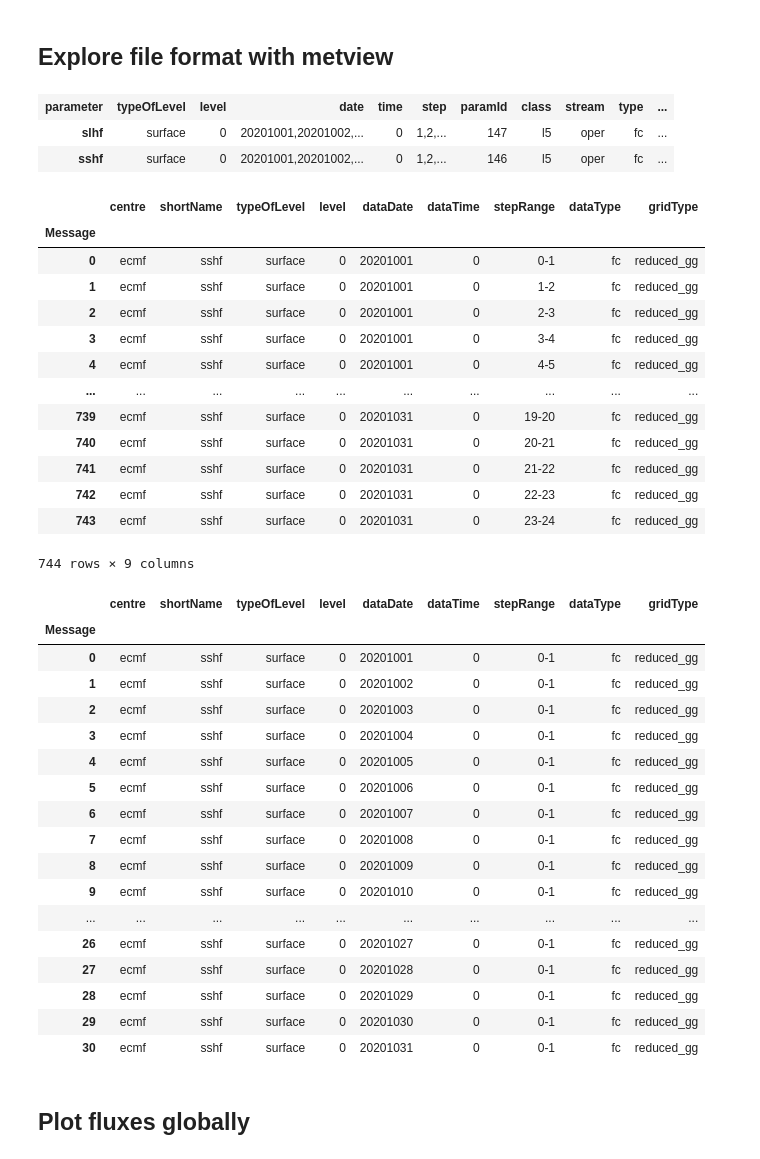
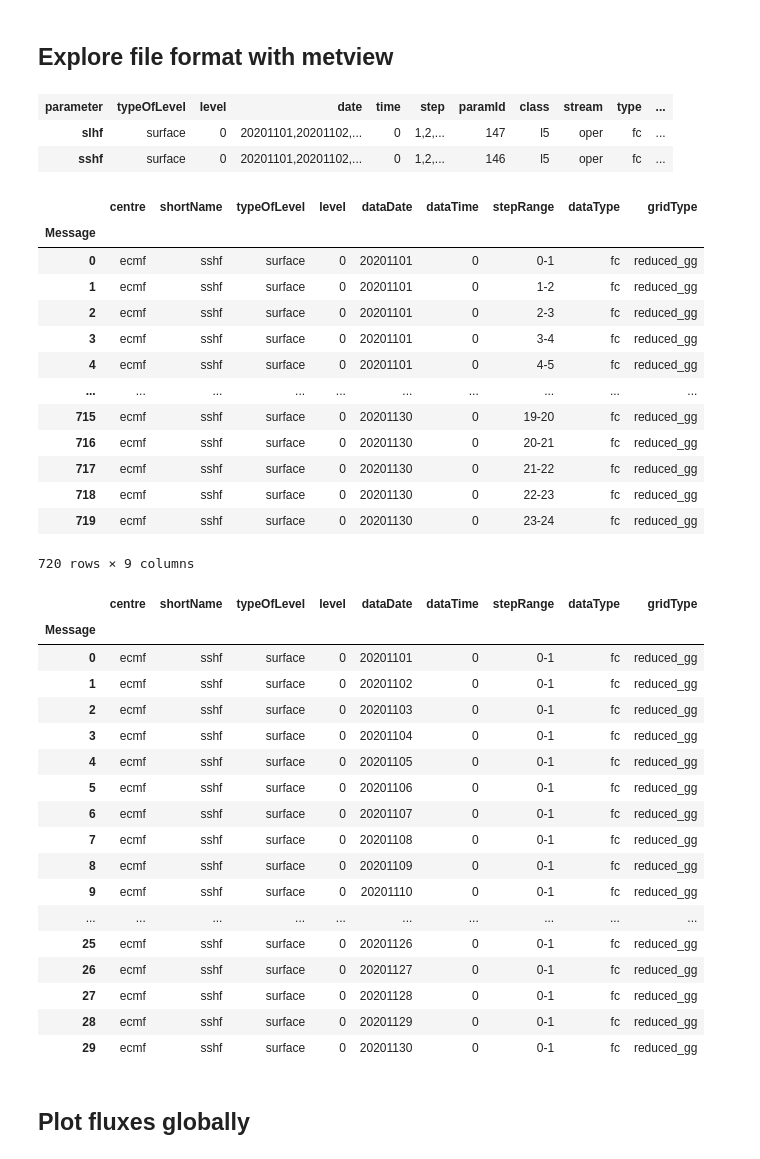
Before and after one commit to ECMWFCode4Earth/surface_benchmarking, a Jupyter notebook: notebooks/era5land_fluxes.ipynb, the cells around one changed output. Saved outputs shown, nothing was run; the diff lists cells and outputs as text; code cells hidden in the pictures.

```diff
--- a/notebooks/era5land_fluxes.ipynb
+++ b/notebooks/era5land_fluxes.ipynb
@@ -37,12 +37,12 @@ files
 # %% [markdown]
 ## Explore file format with metview
 # %%
-tmp=mv.read(files[0])
+tmp=mv.read(files[1])
 tmp.describe() #overview
 # %% [output]
 | parameter | typeOfLevel | level | date | time | step | paramId | class | stream | type | ... |
-| slhf | surface | 0 | 20201001,20201002,... | 0 | 1,2,... | 147 | l5 | oper | fc | ... |
-| sshf | surface | 0 | 20201001,20201002,... | 0 | 1,2,... | 146 | l5 | oper | fc | ... |
+| slhf | surface | 0 | 20201101,20201102,... | 0 | 1,2,... | 147 | l5 | oper | fc | ... |
+| sshf | surface | 0 | 20201101,20201102,... | 0 | 1,2,... | 146 | l5 | oper | fc | ... |
 # %%
 #select a variable
 sh=tmp["sshf"]
@@ -51,40 +51,40 @@ sh.ls()
 # %% [output]
 |  | centre | shortName | typeOfLevel | level | dataDate | dataTime | stepRange | dataType | gridType |
 | Message |  |  |  |  |  |  |  |  |  |
-| 0 | ecmf | sshf | surface | 0 | 20201001 | 0 | 0-1 | fc | reduced_gg |
-| 1 | ecmf | sshf | surface | 0 | 20201001 | 0 | 1-2 | fc | reduced_gg |
-| 2 | ecmf | sshf | surface | 0 | 20201001 | 0 | 2-3 | fc | reduced_gg |
-| 3 | ecmf | sshf | surface | 0 | 20201001 | 0 | 3-4 | fc | reduced_gg |
-| 4 | ecmf | sshf | surface | 0 | 20201001 | 0 | 4-5 | fc | reduced_gg |
+| 0 | ecmf | sshf | surface | 0 | 20201101 | 0 | 0-1 | fc | reduced_gg |
+| 1 | ecmf | sshf | surface | 0 | 20201101 | 0 | 1-2 | fc | reduced_gg |
+| 2 | ecmf | sshf | surface | 0 | 20201101 | 0 | 2-3 | fc | reduced_gg |
+| 3 | ecmf | sshf | surface | 0 | 20201101 | 0 | 3-4 | fc | reduced_gg |
+| 4 | ecmf | sshf | surface | 0 | 20201101 | 0 | 4-5 | fc | reduced_gg |
 | ... | ... | ... | ... | ... | ... | ... | ... | ... | ... |
-| 739 | ecmf | sshf | surface | 0 | 20201031 | 0 | 19-20 | fc | reduced_gg |
-| 740 | ecmf | sshf | surface | 0 | 20201031 | 0 | 20-21 | fc | reduced_gg |
-| 741 | ecmf | sshf | surface | 0 | 20201031 | 0 | 21-22 | fc | reduced_gg |
-| 742 | ecmf | sshf | surface | 0 | 20201031 | 0 | 22-23 | fc | reduced_gg |
-| 743 | ecmf | sshf | surface | 0 | 20201031 | 0 | 23-24 | fc | reduced_gg |
+| 715 | ecmf | sshf | surface | 0 | 20201130 | 0 | 19-20 | fc | reduced_gg |
+| 716 | ecmf | sshf | surface | 0 | 20201130 | 0 | 20-21 | fc | reduced_gg |
+| 717 | ecmf | sshf | surface | 0 | 20201130 | 0 | 21-22 | fc | reduced_gg |
+| 718 | ecmf | sshf | surface | 0 | 20201130 | 0 | 22-23 | fc | reduced_gg |
+| 719 | ecmf | sshf | surface | 0 | 20201130 | 0 | 23-24 | fc | reduced_gg |
-744 rows × 9 columns
+720 rows × 9 columns
 # %%
 #select a timestep
 sh.select(step=1)[::].ls() # 0utc
 # %% [output]
 |  | centre | shortName | typeOfLevel | level | dataDate | dataTime | stepRange | dataType | gridType |
 | Message |  |  |  |  |  |  |  |  |  |
-| 0 | ecmf | sshf | surface | 0 | 20201001 | 0 | 0-1 | fc | reduced_gg |
-| 1 | ecmf | sshf | surface | 0 | 20201002 | 0 | 0-1 | fc | reduced_gg |
-| 2 | ecmf | sshf | surface | 0 | 20201003 | 0 | 0-1 | fc | reduced_gg |
-| 3 | ecmf | sshf | surface | 0 | 20201004 | 0 | 0-1 | fc | reduced_gg |
-| 4 | ecmf | sshf | surface | 0 | 20201005 | 0 | 0-1 | fc | reduced_gg |
-| 5 | ecmf | sshf | surface | 0 | 20201006 | 0 | 0-1 | fc | reduced_gg |
-| 6 | ecmf | sshf | surface | 0 | 20201007 | 0 | 0-1 | fc | reduced_gg |
-| 7 | ecmf | sshf | surface | 0 | 20201008 | 0 | 0-1 | fc | reduced_gg |
-| 8 | ecmf | sshf | surface | 0 | 20201009 | 0 | 0-1 | fc | reduced_gg |
-| 9 | ecmf | sshf | surface | 0 | 20201010 | 0 | 0-1 | fc | reduced_gg |
+| 0 | ecmf | sshf | surface | 0 | 20201101 | 0 | 0-1 | fc | reduced_gg |
+| 1 | ecmf | sshf | surface | 0 | 20201102 | 0 | 0-1 | fc | reduced_gg |
+| 2 | ecmf | sshf | surface | 0 | 20201103 | 0 | 0-1 | fc | reduced_gg |
+| 3 | ecmf | sshf | surface | 0 | 20201104 | 0 | 0-1 | fc | reduced_gg |
+| 4 | ecmf | sshf | surface | 0 | 20201105 | 0 | 0-1 | fc | reduced_gg |
+| 5 | ecmf | sshf | surface | 0 | 20201106 | 0 | 0-1 | fc | reduced_gg |
+| 6 | ecmf | sshf | surface | 0 | 20201107 | 0 | 0-1 | fc | reduced_gg |
+| 7 | ecmf | sshf | surface | 0 | 20201108 | 0 | 0-1 | fc | reduced_gg |
+| 8 | ecmf | sshf | surface | 0 | 20201109 | 0 | 0-1 | fc | reduced_gg |
+| 9 | ecmf | sshf | surface | 0 | 20201110 | 0 | 0-1 | fc | reduced_gg |
 | ... | ... | ... | ... | ... | ... | ... | ... | ... | ... |
-| 26 | ecmf | sshf | surface | 0 | 20201027 | 0 | 0-1 | fc | reduced_gg |
-| 27 | ecmf | sshf | surface | 0 | 20201028 | 0 | 0-1 | fc | reduced_gg |
-| 28 | ecmf | sshf | surface | 0 | 20201029 | 0 | 0-1 | fc | reduced_gg |
-| 29 | ecmf | sshf | surface | 0 | 20201030 | 0 | 0-1 | fc | reduced_gg |
-| 30 | ecmf | sshf | surface | 0 | 20201031 | 0 | 0-1 | fc | reduced_gg |
+| 25 | ecmf | sshf | surface | 0 | 20201126 | 0 | 0-1 | fc | reduced_gg |
+| 26 | ecmf | sshf | surface | 0 | 20201127 | 0 | 0-1 | fc | reduced_gg |
+| 27 | ecmf | sshf | surface | 0 | 20201128 | 0 | 0-1 | fc | reduced_gg |
+| 28 | ecmf | sshf | surface | 0 | 20201129 | 0 | 0-1 | fc | reduced_gg |
+| 29 | ecmf | sshf | surface | 0 | 20201130 | 0 | 0-1 | fc | reduced_gg |
 # %% [markdown]
 ## Plot fluxes globally
 # %%
```
Also changed, not shown: 5 other files.
